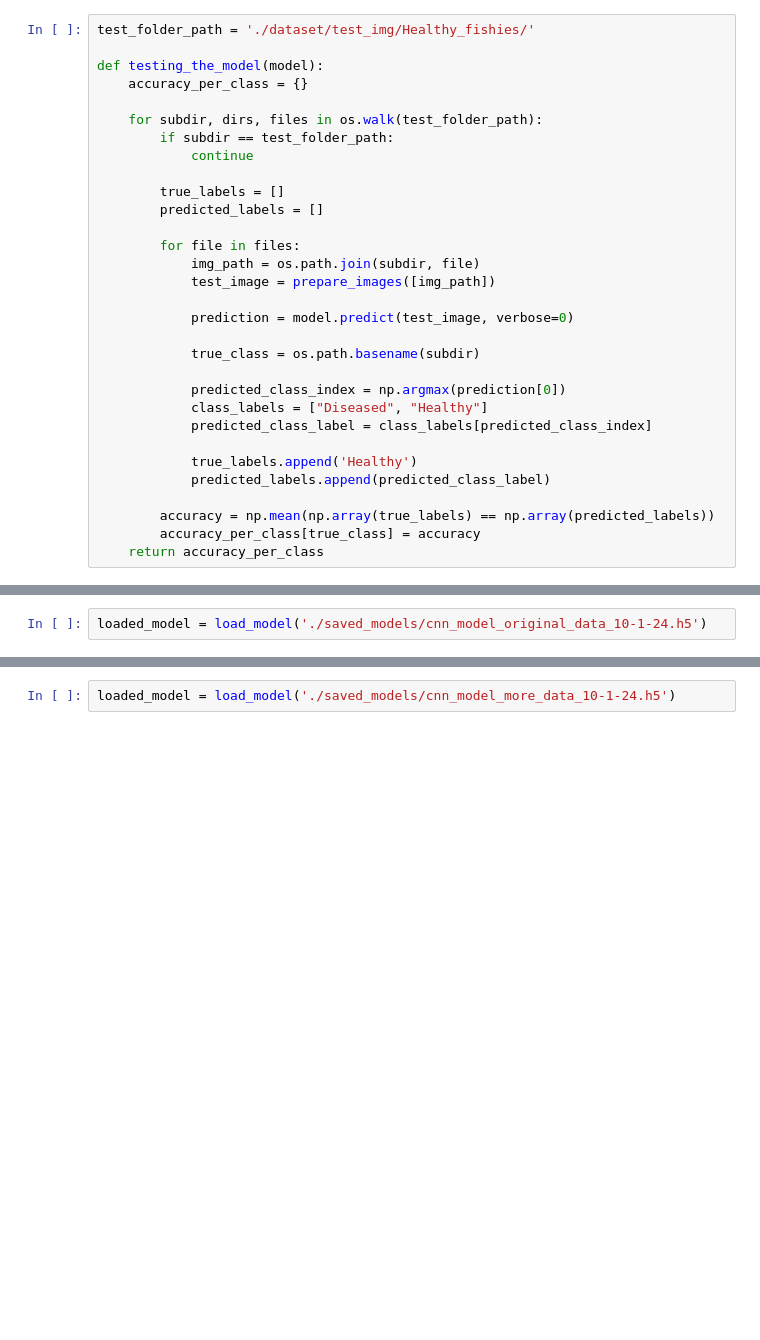
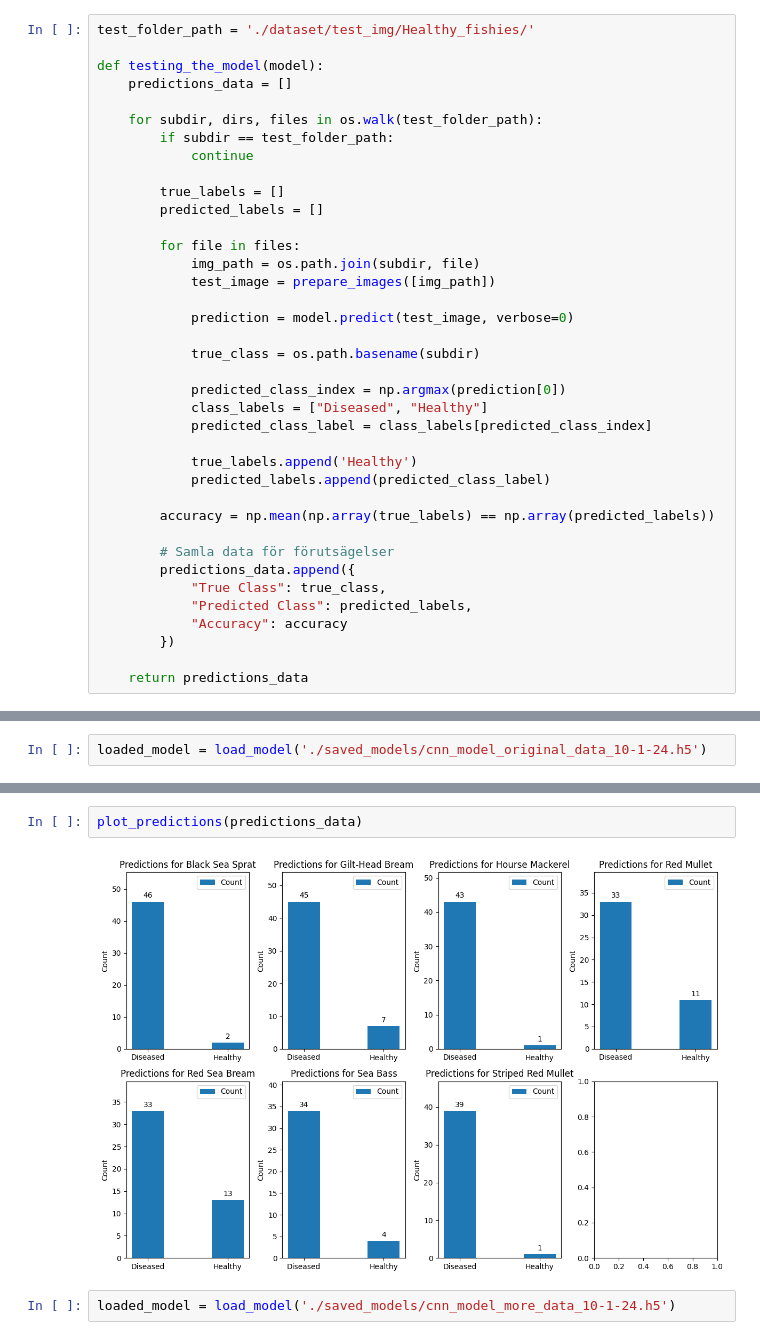
Before and after one commit to EmmelieGren/sick_fishes, a Jupyter notebook: evaluating_trained_models.ipynb, the cells around one changed output, grey strips where cells are left out. Saved outputs shown, nothing was run; the diff lists cells and outputs as text; blank space fills up the shorter version.

```diff
--- a/evaluating_trained_models.ipynb
+++ b/evaluating_trained_models.ipynb
@@ -15,7 +19,7 @@ def prepare_images(file_paths, target_size=(64, 64)):
 test_folder_path = './dataset/test_img/Healthy_fishies/'
 
 def testing_the_model(model):
-    accuracy_per_class = {}
+    predictions_data = []
 
     for subdir, dirs, files in os.walk(test_folder_path):
         if subdir == test_folder_path:
@@ -40,5 +44,12 @@ def testing_the_model(model):
             predicted_labels.append(predicted_class_label)
 
         accuracy = np.mean(np.array(true_labels) == np.array(predicted_labels))
-        accuracy_per_class[true_class] = accuracy
-    return accuracy_per_class
+
+        # Samla data för förutsägelser
+        predictions_data.append({
+            "True Class": true_class,
+            "Predicted Class": predicted_labels,
+            "Accuracy": accuracy
+        })
+
+    return predictions_data
@@ -58,2 +146,6 @@ accuracy_per_label
+# %%
+plot_predictions(predictions_data)
+# %% [output]
+[figure, added]
 # %%
 loaded_model = load_model('./saved_models/cnn_model_more_data_10-1-24.h5')
```
Also changed, not shown: parts of 14 cells of this notebook, 8 other files.
